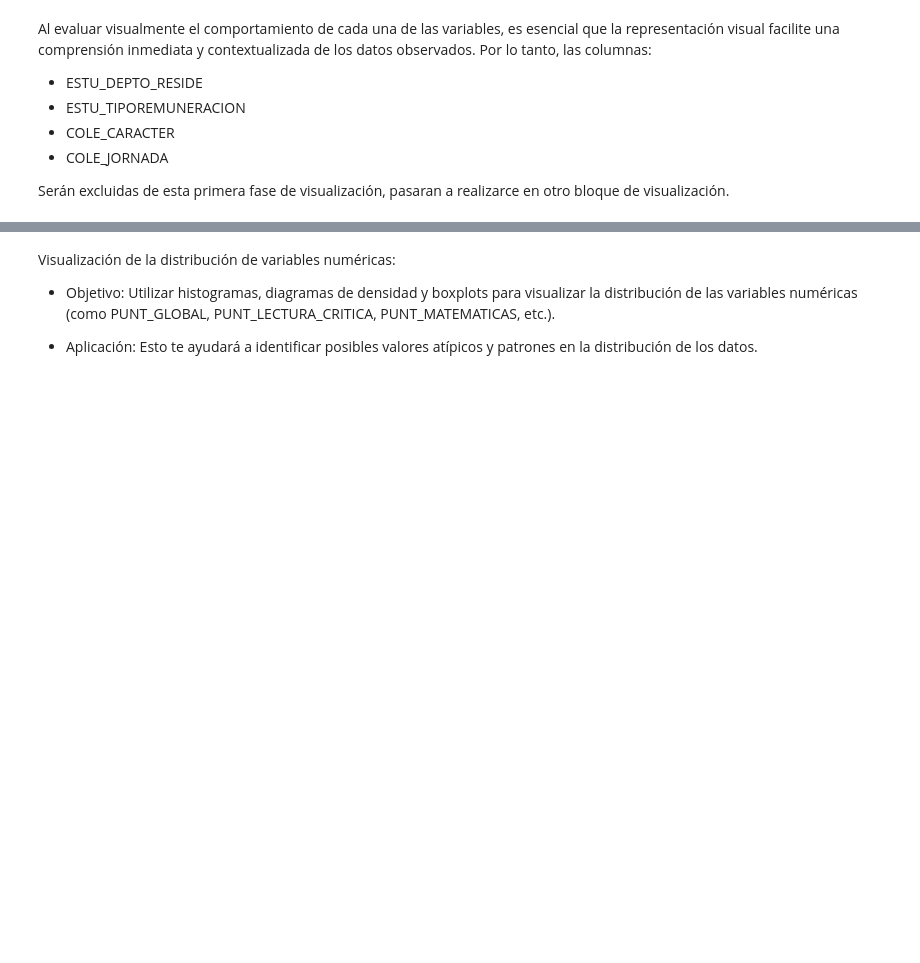
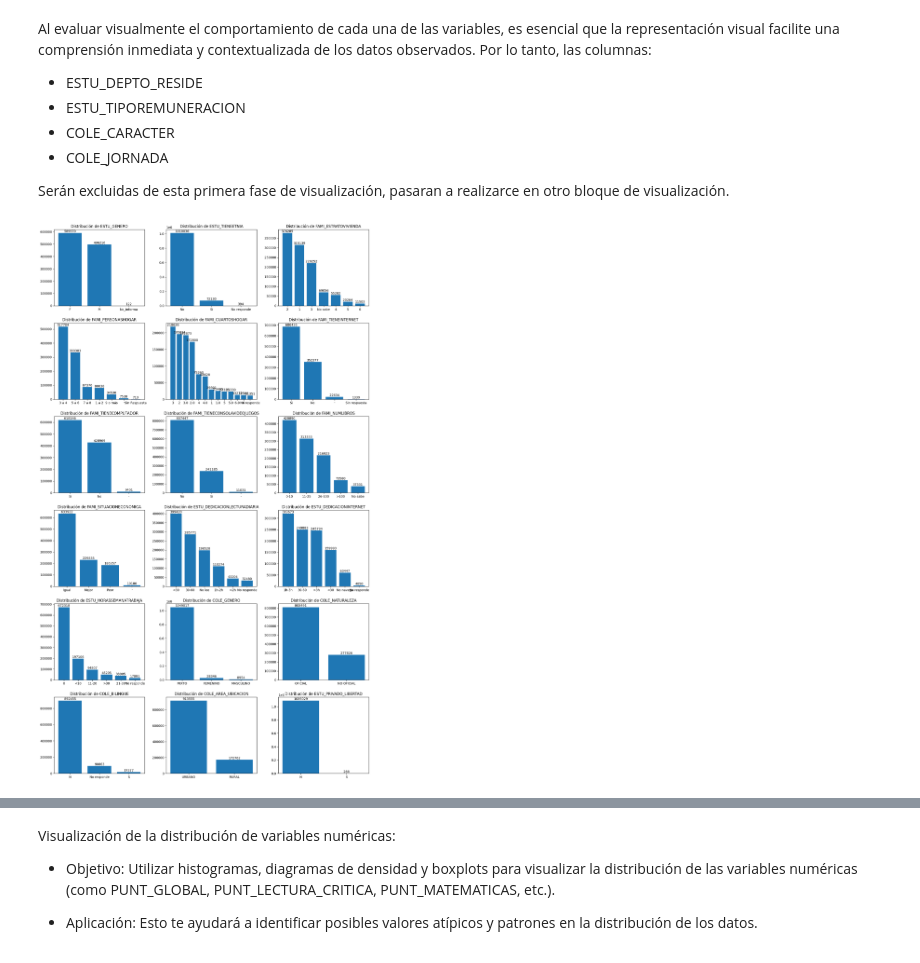
Before and after one commit to wespitia9/AVDV3-219, a Jupyter notebook: Modulo_3-Programacion_Avanzada_y_Automatizacion/Modulo-3_dev.ipynb, the cells around one changed output, grey strips where cells are left out. Saved outputs shown, nothing was run; the diff lists cells and outputs as text; code cells hidden in the pictures; blank space fills up the shorter version.

```diff
--- a/Modulo_3-Programacion_Avanzada_y_Automatizacion/Modulo-3_dev.ipynb
+++ b/Modulo_3-Programacion_Avanzada_y_Automatizacion/Modulo-3_dev.ipynb
@@ -699,4 +699,51 @@ Al evaluar visualmente el comportamiento de cada una de las variables, es esenci
 - COLE_JORNADA
 
 Serán excluidas de esta primera fase de visualización, pasaran a realizarce en otro bloque de visualización.
+# %%
+# Lista de columnas específicas para crear gráficos, excluyendo las columnas mencionadas
+selected_columns = [
+    'ESTU_GENERO', 'ESTU_TIENEETNIA', 'FAMI_ESTRATOVIVIENDA', 'FAMI_PERSONASHOGAR',
+    'FAMI_CUARTOSHOGAR', 'FAMI_TIENEINTERNET', 'FAMI_TIENECOMPUTADOR', 'FAMI_TIENECONSOLAVIDEOJUEGOS',
+    'FAMI_NUMLIBROS', 'FAMI_SITUACIONECONOMICA', 'ESTU_DEDICACIONLECTURADIARIA', 'ESTU_DEDICACIONINTERNET',
+    'ESTU_HORASSEMANATRABAJA', 'COLE_GENERO', 'COLE_NATURALEZA', 'COLE_BILINGUE',
+    'COLE_AREA_UBICACION', 'ESTU_PRIVADO_LIBERTAD'
+]
+
+# Filtrar el DataFrame para incluir solo las columnas especificadas
+df_filtered = df_acumulado_saber_11[selected_columns]
+
+# Crear una figura con una cuadrícula de 3 columnas por 6 filas
+fig, axes = plt.subplots(nrows=6, ncols=3, figsize=(15, 25))
+
+# Iterar sobre las columnas y los ejes para crear los gráficos
+for idx, col in enumerate(df_filtered.columns):
+    # Calcular la fila y columna en la cuadrícula
+    row = idx // 3
+    col_idx = idx % 3
+
+    # Obtener el eje correspondiente en la cuadrícula
+    ax = axes[row, col_idx]
+
+    # Crear el gráfico de barras
+    value_counts = df_filtered[col].value_counts()
+    bars = ax.bar(value_counts.index.astype(str), value_counts.values)
+
+    # Establecer el título del gráfico
+    ax.set_title(f"Distribución de {col}")
+
+    # Etiquetas de valores en las barras
+    for bar in bars:
+        ax.text(
+            bar.get_x() + bar.get_width() / 2,
+            bar.get_height(),
+            f'{bar.get_height():.0f}',  # Formatear el valor como entero
+            ha='center',
+            va='bottom'
+        )
+
+# Ajustar el diseño y mostrar los gráficos
+plt.tight_layout()
+plt.show()
+# %% [output]
+[figure, added]
 # %%
```
Also changed, not shown: parts of 2 cells of this notebook.
